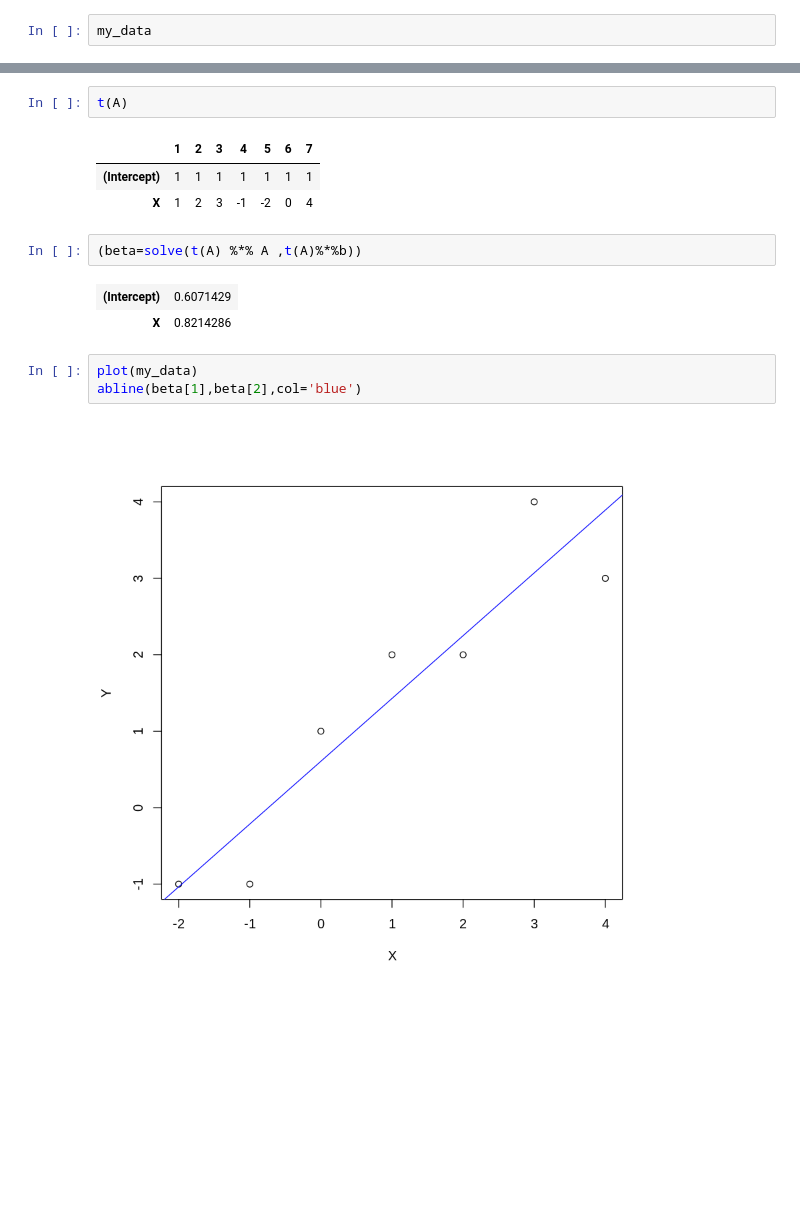
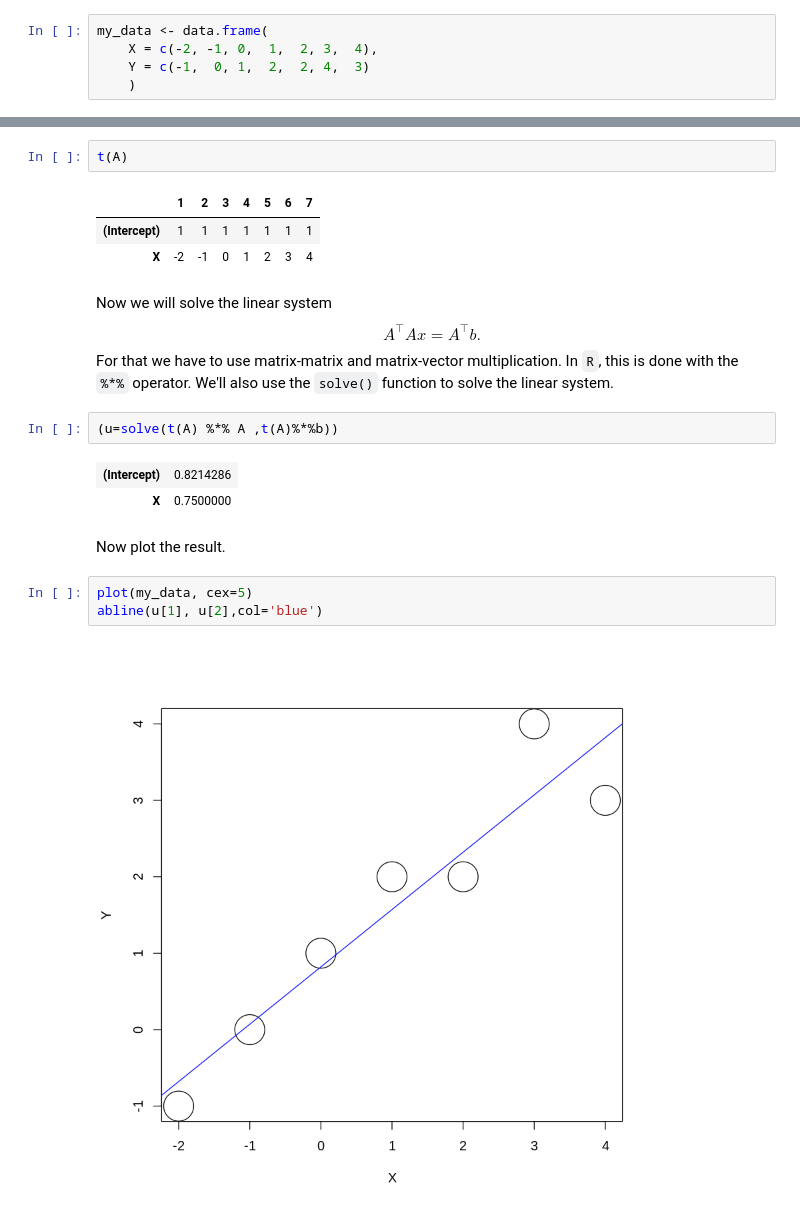
Before and after one commit to niallmadden/2223-MA313, a Jupyter notebook: MA313-W11-LeaseSquaresInR.ipynb, the cells around one changed output, grey strips where cells are left out. Saved outputs shown, nothing was run; the diff lists cells and outputs as text; blank space fills up the shorter version.

```diff
--- a/MA313-W11-LeaseSquaresInR.ipynb
+++ b/MA313-W11-LeaseSquaresInR.ipynb
@@ -27,2 +24,5 @@ You can find these slides as a Jupyter notebook Blackboard (including the xlsx f
 # %%
-my_data
+my_data <- data.frame(
+    X = c(-2, -1, 0,  1,  2, 3,  4),
+    Y = c(-1,  0, 1,  2,  2, 4,  3)
+    )
@@ -48,14 +67,20 @@ t(A)
 # %% [output]
 |  | 1 | 2 | 3 | 4 | 5 | 6 | 7 |
 | (Intercept) | 1 | 1 | 1 | 1 | 1 | 1 | 1 |
-| X | 1 | 2 | 3 | -1 | -2 | 0 | 4 |
+| X | -2 | -1 | 0 | 1 | 2 | 3 | 4 |
+# %% [markdown]
+Now we will solve the linear system
+$$A^\top Ax = A^\top b.$$
+For that we have to use matrix-matrix and matrix-vector multiplication. In `R`, this is done with the `%*%` operator. We'll also use the `solve()` function to solve the linear system.
 # %%
-(beta=solve(t(A) %*% A ,t(A)%*%b))
+(u=solve(t(A) %*% A ,t(A)%*%b))
 # %% [output]
-| (Intercept) | 0.6071429 |
-| X | 0.8214286 |
+| (Intercept) | 0.8214286 |
+| X | 0.7500000 |
+# %% [markdown]
+Now plot the result.
 # %%
-plot(my_data)
-abline(beta[1],beta[2],col='blue')
+plot(my_data, cex=5)
+abline(u[1], u[2],col='blue')
 # %% [output]
-[figure, old version]
+[figure, new version]
```
Also changed, not shown: parts of 13 cells of this notebook, 1 other file.
